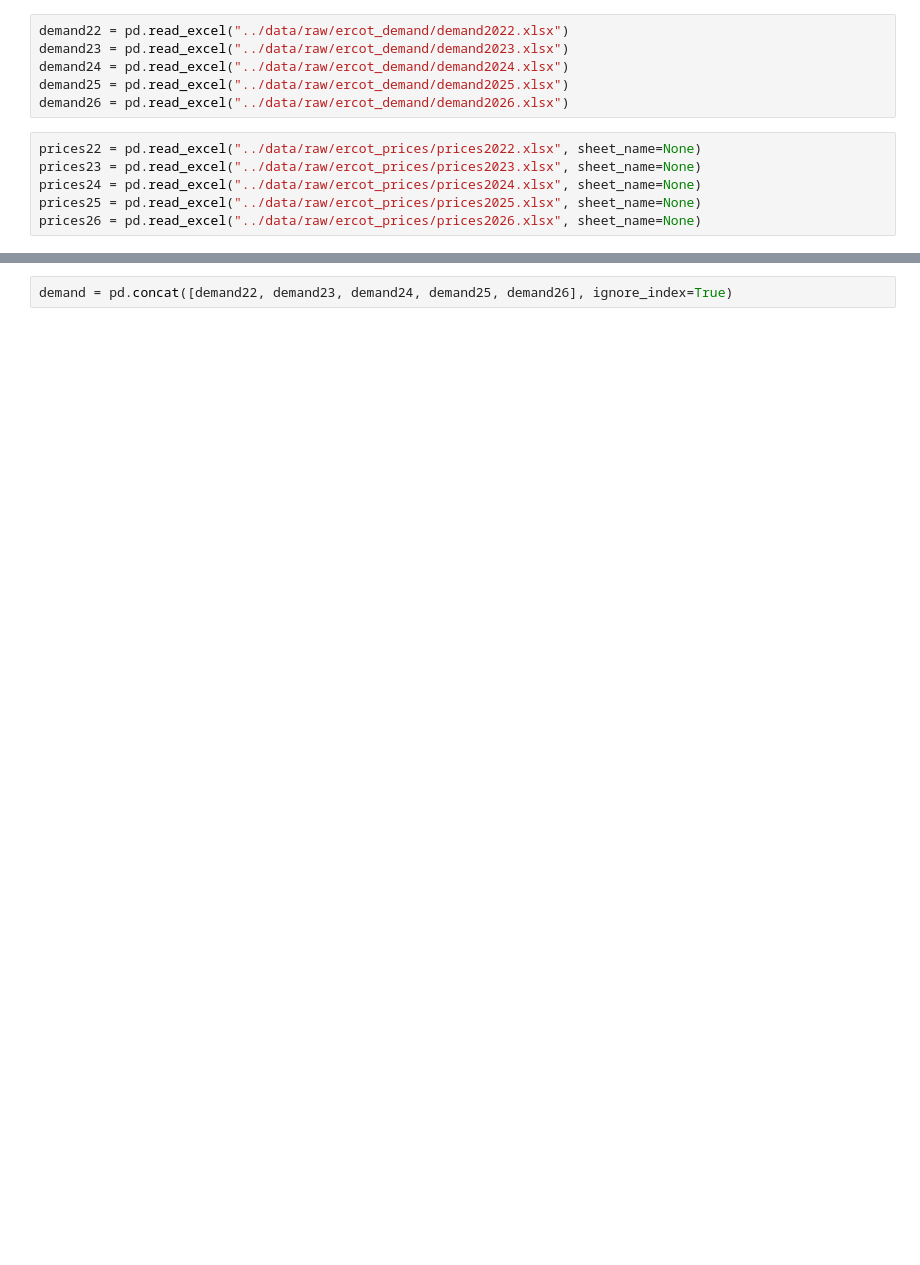
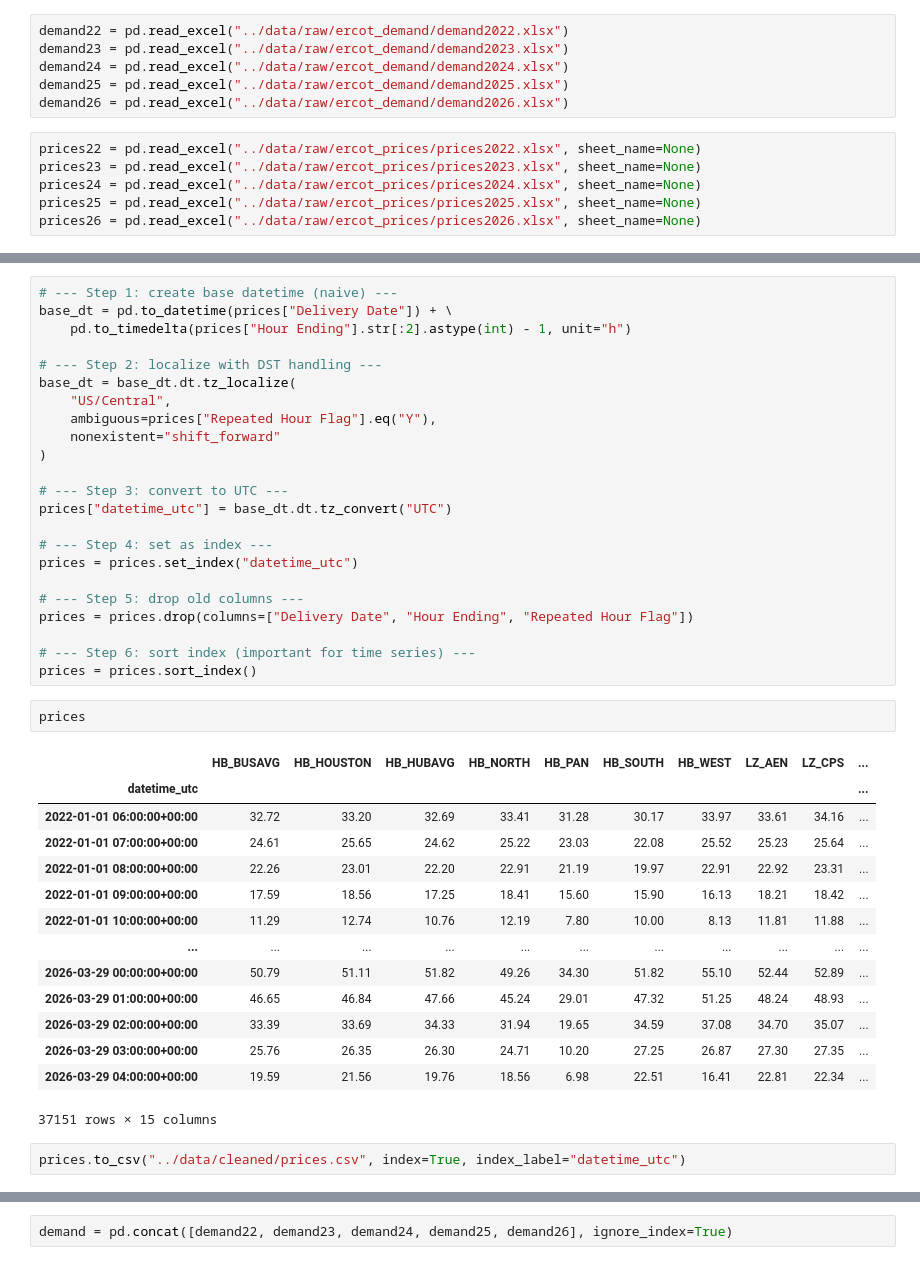
Before and after one commit to markoshea1183/batteryadoption, a Jupyter notebook: notebooks/01_data_cleaning.ipynb, the cells around one changed output, grey strips where cells are left out. Saved outputs shown, nothing was run; the diff lists cells and outputs as text; blank space fills up the shorter version.

Commit message:
completed data cleaning and feature engineering, final dataset for analysis created and saved

```diff
--- a/notebooks/01_data_cleaning.ipynb
+++ b/notebooks/01_data_cleaning.ipynb
@@ -74,0 +215,42 @@ prices = pd.concat([prices22, prices23, prices24, prices25, prices26], ignore_in
+# %%
+# --- Step 1: create base datetime (naive) ---
+base_dt = pd.to_datetime(prices["Delivery Date"]) + \
+    pd.to_timedelta(prices["Hour Ending"].str[:2].astype(int) - 1, unit="h")
+
+# --- Step 2: localize with DST handling ---
+base_dt = base_dt.dt.tz_localize(
+    "US/Central",
+    ambiguous=prices["Repeated Hour Flag"].eq("Y"),
+    nonexistent="shift_forward"
+)
+
+# --- Step 3: convert to UTC ---
+prices["datetime_utc"] = base_dt.dt.tz_convert("UTC")
+
+# --- Step 4: set as index ---
+prices = prices.set_index("datetime_utc")
+
+# --- Step 5: drop old columns ---
+prices = prices.drop(columns=["Delivery Date", "Hour Ending", "Repeated Hour Flag"])
+
+# --- Step 6: sort index (important for time series) ---
+prices = prices.sort_index()
+# %%
+prices
+# %% [output]
+|  | HB_BUSAVG | HB_HOUSTON | HB_HUBAVG | HB_NORTH | HB_PAN | HB_SOUTH | HB_WEST | LZ_AEN | LZ_CPS | ... |
+| datetime_utc |  |  |  |  |  |  |  |  |  | ... |
+| 2022-01-01 06:00:00+00:00 | 32.72 | 33.20 | 32.69 | 33.41 | 31.28 | 30.17 | 33.97 | 33.61 | 34.16 | ... |
+| 2022-01-01 07:00:00+00:00 | 24.61 | 25.65 | 24.62 | 25.22 | 23.03 | 22.08 | 25.52 | 25.23 | 25.64 | ... |
+| 2022-01-01 08:00:00+00:00 | 22.26 | 23.01 | 22.20 | 22.91 | 21.19 | 19.97 | 22.91 | 22.92 | 23.31 | ... |
+| 2022-01-01 09:00:00+00:00 | 17.59 | 18.56 | 17.25 | 18.41 | 15.60 | 15.90 | 16.13 | 18.21 | 18.42 | ... |
+| 2022-01-01 10:00:00+00:00 | 11.29 | 12.74 | 10.76 | 12.19 | 7.80 | 10.00 | 8.13 | 11.81 | 11.88 | ... |
+| ... | ... | ... | ... | ... | ... | ... | ... | ... | ... | ... |
+| 2026-03-29 00:00:00+00:00 | 50.79 | 51.11 | 51.82 | 49.26 | 34.30 | 51.82 | 55.10 | 52.44 | 52.89 | ... |
+| 2026-03-29 01:00:00+00:00 | 46.65 | 46.84 | 47.66 | 45.24 | 29.01 | 47.32 | 51.25 | 48.24 | 48.93 | ... |
+| 2026-03-29 02:00:00+00:00 | 33.39 | 33.69 | 34.33 | 31.94 | 19.65 | 34.59 | 37.08 | 34.70 | 35.07 | ... |
+| 2026-03-29 03:00:00+00:00 | 25.76 | 26.35 | 26.30 | 24.71 | 10.20 | 27.25 | 26.87 | 27.30 | 27.35 | ... |
+| 2026-03-29 04:00:00+00:00 | 19.59 | 21.56 | 19.76 | 18.56 | 6.98 | 22.51 | 16.41 | 22.81 | 22.34 | ... |
+37151 rows × 15 columns
+# %%
+prices.to_csv("../data/cleaned/prices.csv", index=True, index_label="datetime_utc")
```
Also changed, not shown: parts of 27 cells of this notebook, 8 other files.
